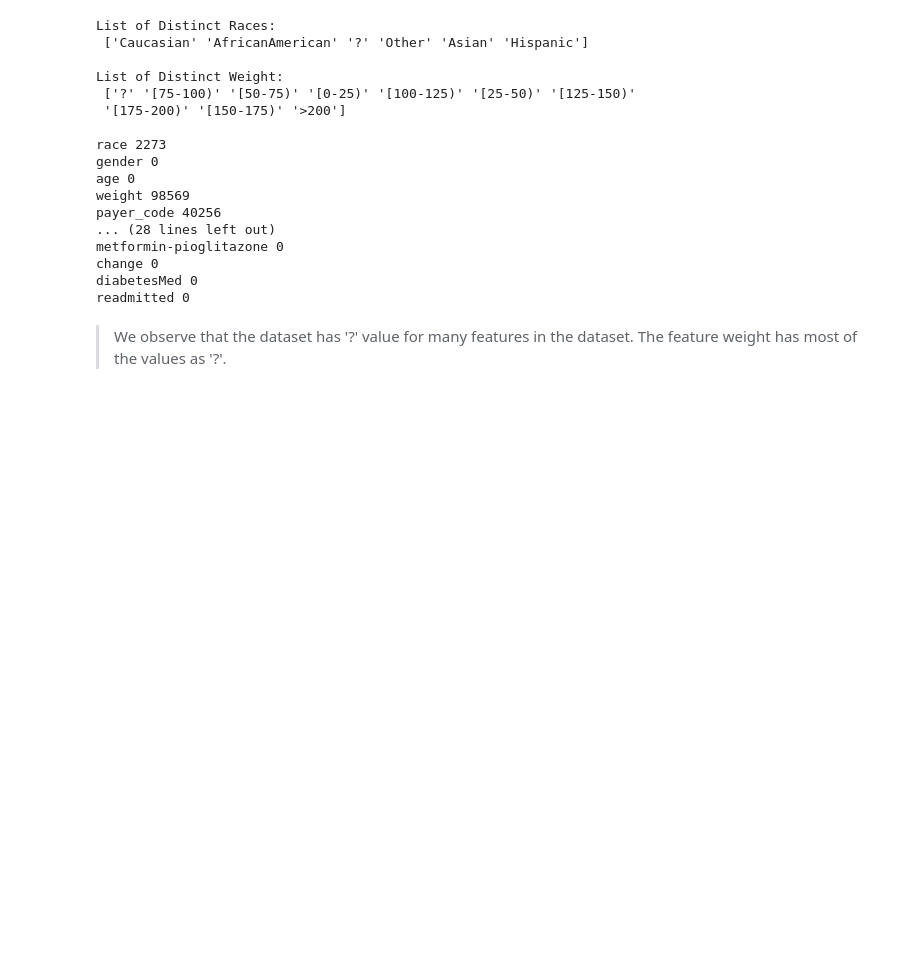
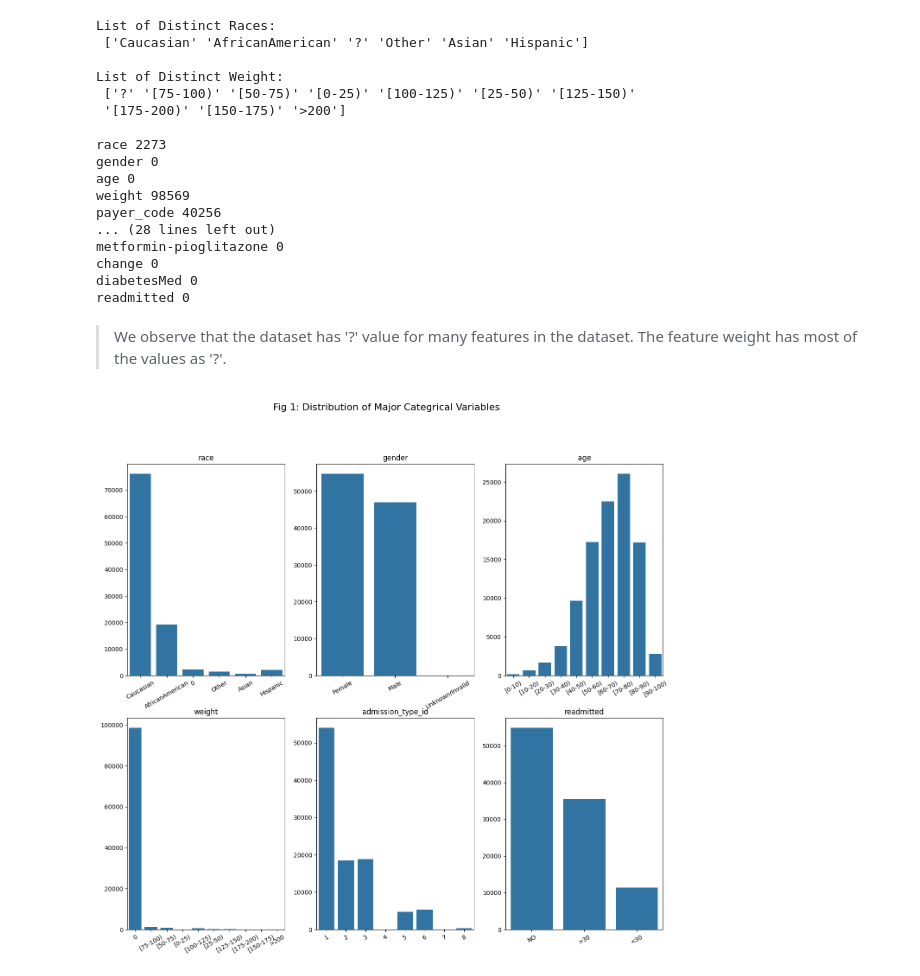
Before and after one commit to 14Richa/Patient-Readmission-Analysis, a Jupyter notebook: Readmission_Predictions.ipynb, the cells around one changed output. Cells and saved outputs as stored; diff of their text form; code cells hidden in the pictures; blank space fills up the shorter version.

```diff
--- a/Readmission_Predictions.ipynb
+++ b/Readmission_Predictions.ipynb
@@ -77,3 +77,18 @@ diabetesMed 0
 readmitted 0
 # %% [markdown]
 > We observe that the dataset has '?' value for many features in the dataset. The feature weight has most of the values as '?'.
+# %%
+column_name = ['race','gender','age', 'weight','admission_type_id','readmitted']
+
+plt.figure(figsize=[16,14])
+for i in range(len(column_name)):
+    plt.subplot(2,3,i+1)
+    sns.countplot(x = dataset[column_name[i]], data = dataset)
+    plt.xticks(rotation=30)
+    plt.xlabel('')
+    plt.ylabel('')
+    plt.title(column_name[i])
+plt.suptitle('Fig 1: Distribution of Major Categrical Variables', size=16)
+plt.show()
+# %% [output]
+[figure, added]
```
